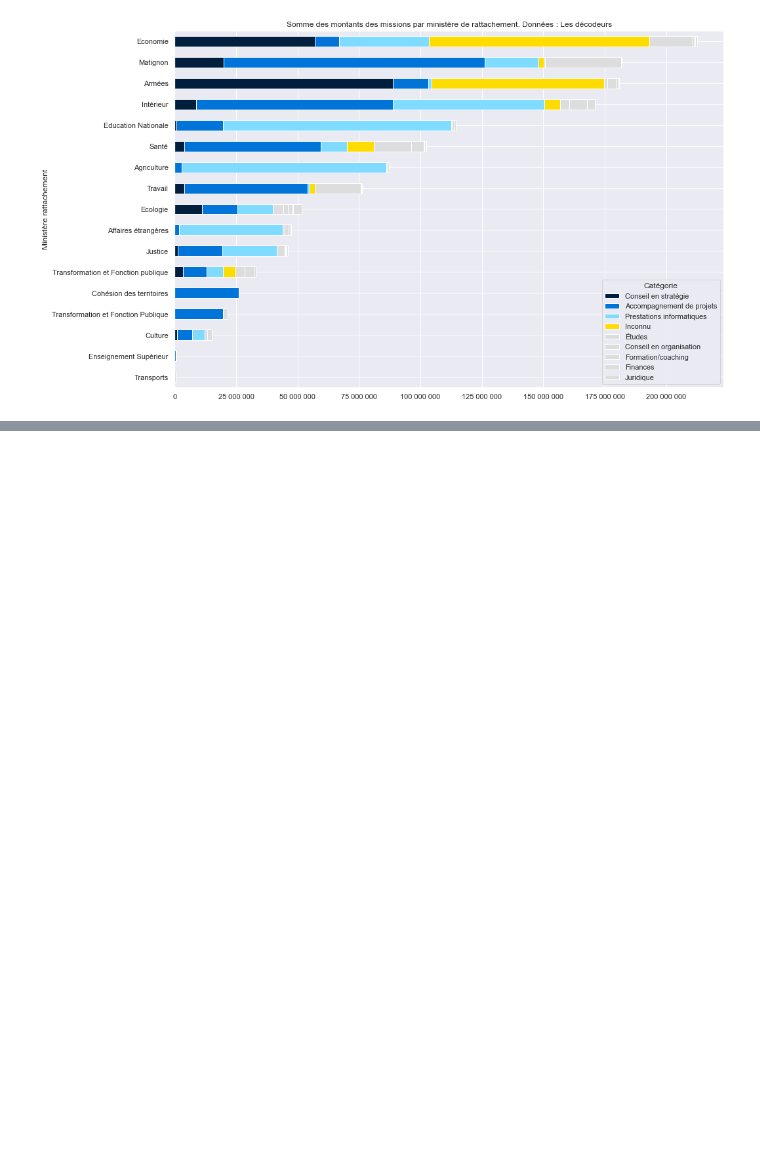
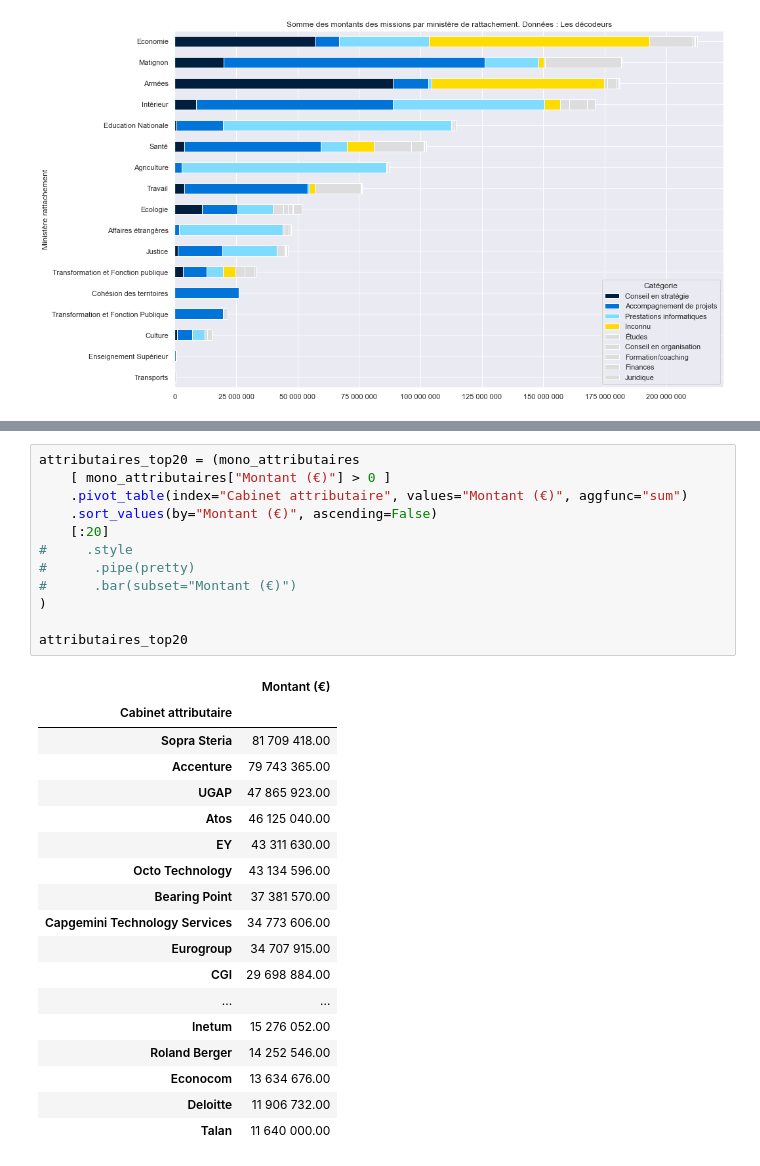
Before and after one commit to taniki/notebooks, a Jupyter notebook: sénat - cabinets de conseil/décodeurs.ipynb, the cells around one changed output, grey strips where cells are left out. Drawn from its saved outputs; the diff is of its cells as text; blank space fills up the shorter version.

```diff
--- a/sénat - cabinets de conseil/décodeurs.ipynb
+++ b/sénat - cabinets de conseil/décodeurs.ipynb
@@ -369,0 +394,31 @@ categories_dist
+# %%
+attributaires_top20 = (mono_attributaires
+    [ mono_attributaires["Montant (€)"] > 0 ]
+    .pivot_table(index="Cabinet attributaire", values="Montant (€)", aggfunc="sum")
+    .sort_values(by="Montant (€)", ascending=False)
+    [:20]
+#     .style
+#      .pipe(pretty)
+#      .bar(subset="Montant (€)")
+)
+
+attributaires_top20
+# %% [output]
+|  | Montant (€) |
+| Cabinet attributaire |  |
+| Sopra Steria | 81 709 418.00 |
+| Accenture | 79 743 365.00 |
+| UGAP | 47 865 923.00 |
+| Atos | 46 125 040.00 |
+| EY | 43 311 630.00 |
+| Octo Technology | 43 134 596.00 |
+| Bearing Point | 37 381 570.00 |
+| Capgemini Technology Services | 34 773 606.00 |
+| Eurogroup | 34 707 915.00 |
+| CGI | 29 698 884.00 |
+| ... | ... |
+| Inetum | 15 276 052.00 |
+| Roland Berger | 14 252 546.00 |
+| Econocom | 13 634 676.00 |
+| Deloitte | 11 906 732.00 |
+| Talan | 11 640 000.00 |
```
Also changed, not shown: parts of 12 cells of this notebook.
